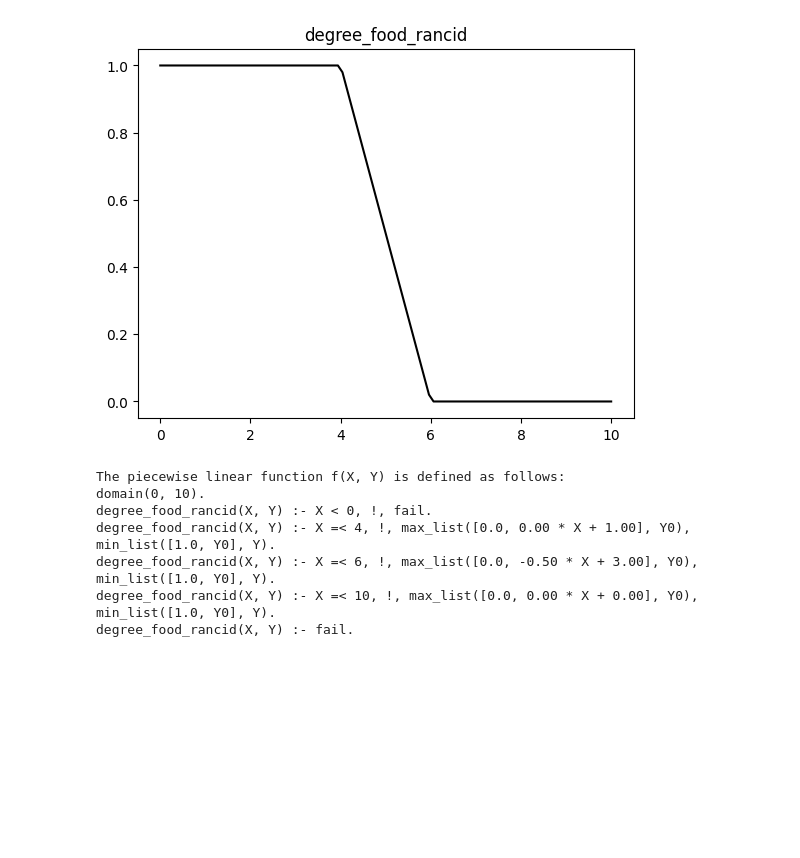
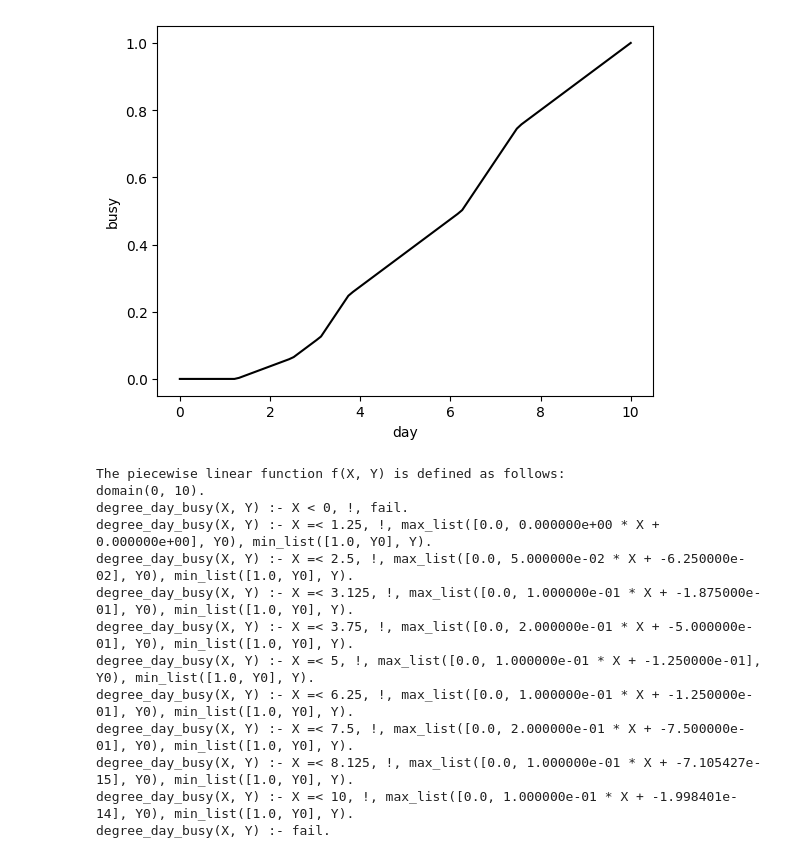
Before and after one commit to fusedbloxxer/ub-g11-krr, a Jupyter notebook: temp/main.ipynb, the cells around one changed output. Saved outputs shown, nothing was run; the diff lists cells and outputs as text; code cells hidden in the pictures; blank space fills up the shorter version.

```diff
--- a/temp/main.ipynb
+++ b/temp/main.ipynb
@@ -108,11 +84,30 @@ degree_service_excellent(X, Y) :- fail.
-# %%
-plot_and_code('degree_food_rancid', [(0, 1), (4, 1), (6, 0), (10, 0)])
-# %% [output]
-[figure, removed]
-The piecewise linear function f(X, Y) is defined as follows:
-domain(0, 10).
-degree_food_rancid(X, Y) :- X < 0, !, fail.
-degree_food_rancid(X, Y) :- X =< 4, !, max_list([0.0, 0.00 * X + 1.00], Y0), min_list([1.0, Y0], Y).
-degree_food_rancid(X, Y) :- X =< 6, !, max_list([0.0, -0.50 * X + 3.00], Y0), min_list([1.0, Y0], Y).
-degree_food_rancid(X, Y) :- X =< 10, !, max_list([0.0, 0.00 * X + 0.00], Y0), min_list([1.0, Y0], Y).
-degree_food_rancid(X, Y) :- fail.
+# %%
+degree_day_busy_points = [
+  (0, 0),
+  (1.25, 0),
+  (2.5, 0.0625),
+  (3.125, 0.125),
+  (3.75, 0.25),
+  (5, 0.375),
+  (6.25, 0.5),
+  (7.5, 0.75),
+  (8.125, 0.8125),
+  (10, 1)
+]
+
+plot_and_code('degree_day_busy', degree_day_busy_points)
+# %% [output]
+[figure, added]
+The piecewise linear function f(X, Y) is defined as follows:
+domain(0, 10).
+degree_day_busy(X, Y) :- X < 0, !, fail.
+degree_day_busy(X, Y) :- X =< 1.25, !, max_list([0.0, 0.000000e+00 * X + 0.000000e+00], Y0), min_list([1.0, Y0], Y).
+degree_day_busy(X, Y) :- X =< 2.5, !, max_list([0.0, 5.000000e-02 * X + -6.250000e-02], Y0), min_list([1.0, Y0], Y).
+degree_day_busy(X, Y) :- X =< 3.125, !, max_list([0.0, 1.000000e-01 * X + -1.875000e-01], Y0), min_list([1.0, Y0], Y).
+degree_day_busy(X, Y) :- X =< 3.75, !, max_list([0.0, 2.000000e-01 * X + -5.000000e-01], Y0), min_list([1.0, Y0], Y).
+degree_day_busy(X, Y) :- X =< 5, !, max_list([0.0, 1.000000e-01 * X + -1.250000e-01], Y0), min_list([1.0, Y0], Y).
+degree_day_busy(X, Y) :- X =< 6.25, !, max_list([0.0, 1.000000e-01 * X + -1.250000e-01], Y0), min_list([1.0, Y0], Y).
+degree_day_busy(X, Y) :- X =< 7.5, !, max_list([0.0, 2.000000e-01 * X + -7.500000e-01], Y0), min_list([1.0, Y0], Y).
+degree_day_busy(X, Y) :- X =< 8.125, !, max_list([0.0, 1.000000e-01 * X + -7.105427e-15], Y0), min_list([1.0, Y0], Y).
+degree_day_busy(X, Y) :- X =< 10, !, max_list([0.0, 1.000000e-01 * X + -1.998401e-14], Y0), min_list([1.0, Y0], Y).
+degree_day_busy(X, Y) :- fail.
```
Also changed, not shown: parts of 17 cells of this notebook, 4 other files.
